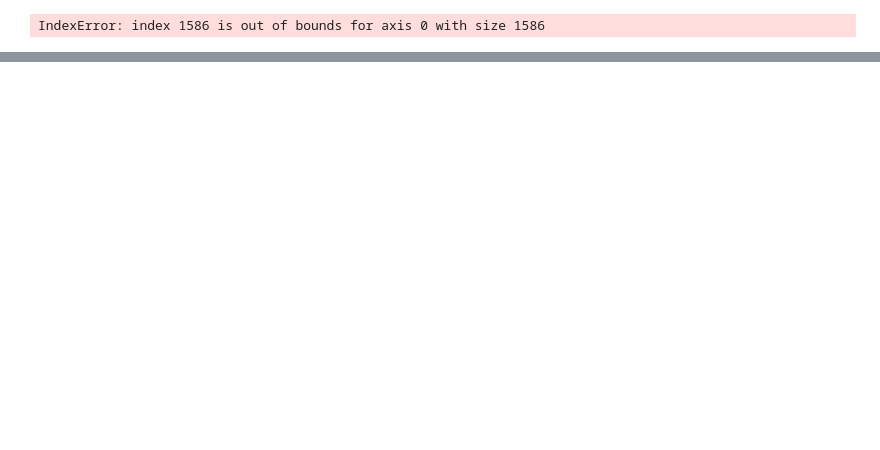
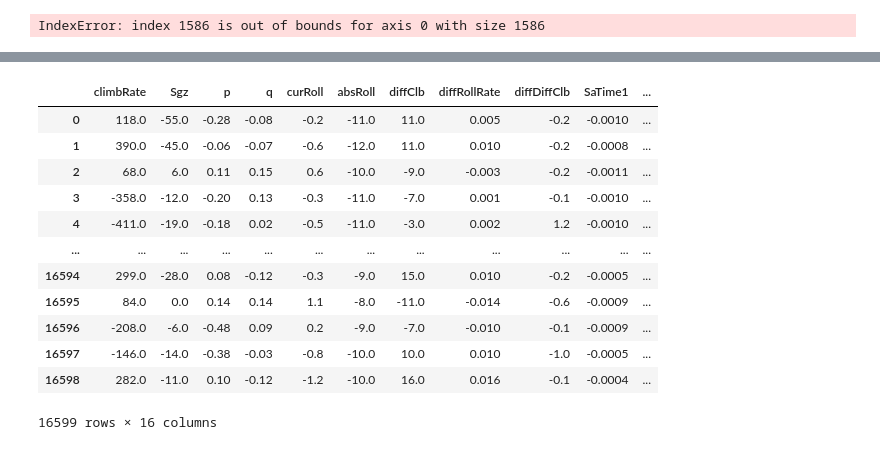
Before and after one commit to mmaninetti/ML_models_for_extrapolation, a Jupyter notebook: ONLY NUMERICAL FEATURES/REGRESSION/CRPS/tests.ipynb, the cells around one changed output, grey strips where cells are left out. Drawn from its saved outputs; the diff is of its cells as text; code cells hidden in the pictures; blank space fills up the shorter version.

```diff
--- a/ONLY NUMERICAL FEATURES/REGRESSION/CRPS/tests.ipynb
+++ b/ONLY NUMERICAL FEATURES/REGRESSION/CRPS/tests.ipynb
@@ -939,0 +1039,16 @@ IndexError: index 1586 is out of bounds for axis 0 with size 1586
+# %%
+task_id=361074
+
+print(f"Task {task_id}")
+
+# Create the checkpoint directory if it doesn't exist
+os.makedirs('CHECKPOINTS/MAHALANOBIS', exist_ok=True)
+CHECKPOINT_PATH = f'CHECKPOINTS/MAHALANOBIS/task_{task_id}.pt'
+
+print(f"Task {task_id}")
+
+task = openml.tasks.get_task(task_id)  # download the OpenML task
+dataset = task.get_dataset()
+
+X, y, categorical_indicator, attribute_names = dataset.get_data(
+        dataset_format="dataframe", target=dataset.default_target_attribute)
@@ -939,0 +1060,16 @@ IndexError: index 1586 is out of bounds for axis 0 with size 1586
+# %%
+X
+# %% [output]
+|  | climbRate | Sgz | p | q | curRoll | absRoll | diffClb | diffRollRate | diffDiffClb | SaTime1 | ... |
+| 0 | 118.0 | -55.0 | -0.28 | -0.08 | -0.2 | -11.0 | 11.0 | 0.005 | -0.2 | -0.0010 | ... |
+| 1 | 390.0 | -45.0 | -0.06 | -0.07 | -0.6 | -12.0 | 11.0 | 0.010 | -0.2 | -0.0008 | ... |
+| 2 | 68.0 | 6.0 | 0.11 | 0.15 | 0.6 | -10.0 | -9.0 | -0.003 | -0.2 | -0.0011 | ... |
+| 3 | -358.0 | -12.0 | -0.20 | 0.13 | -0.3 | -11.0 | -7.0 | 0.001 | -0.1 | -0.0010 | ... |
+| 4 | -411.0 | -19.0 | -0.18 | 0.02 | -0.5 | -11.0 | -3.0 | 0.002 | 1.2 | -0.0010 | ... |
+| ... | ... | ... | ... | ... | ... | ... | ... | ... | ... | ... | ... |
+| 16594 | 299.0 | -28.0 | 0.08 | -0.12 | -0.3 | -9.0 | 15.0 | 0.010 | -0.2 | -0.0005 | ... |
+| 16595 | 84.0 | 0.0 | 0.14 | 0.14 | 1.1 | -8.0 | -11.0 | -0.014 | -0.6 | -0.0009 | ... |
+| 16596 | -208.0 | -6.0 | -0.48 | 0.09 | 0.2 | -9.0 | -7.0 | -0.010 | -0.1 | -0.0009 | ... |
+| 16597 | -146.0 | -14.0 | -0.38 | -0.03 | -0.8 | -10.0 | 10.0 | 0.010 | -1.0 | -0.0005 | ... |
+| 16598 | 282.0 | -11.0 | 0.10 | -0.12 | -1.2 | -10.0 | 16.0 | 0.016 | -0.1 | -0.0004 | ... |
+16599 rows × 16 columns
```
Also changed, not shown: parts of 4 cells of this notebook, 6 other files.
